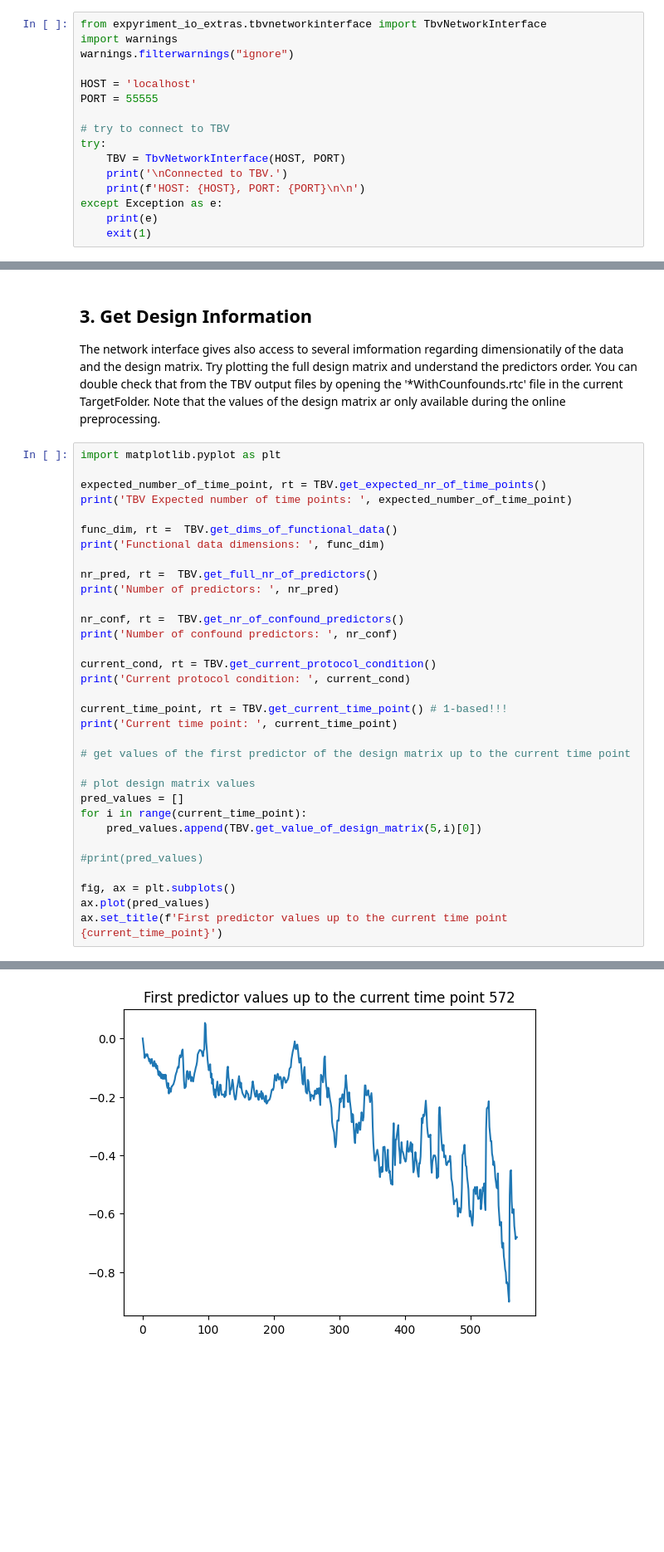
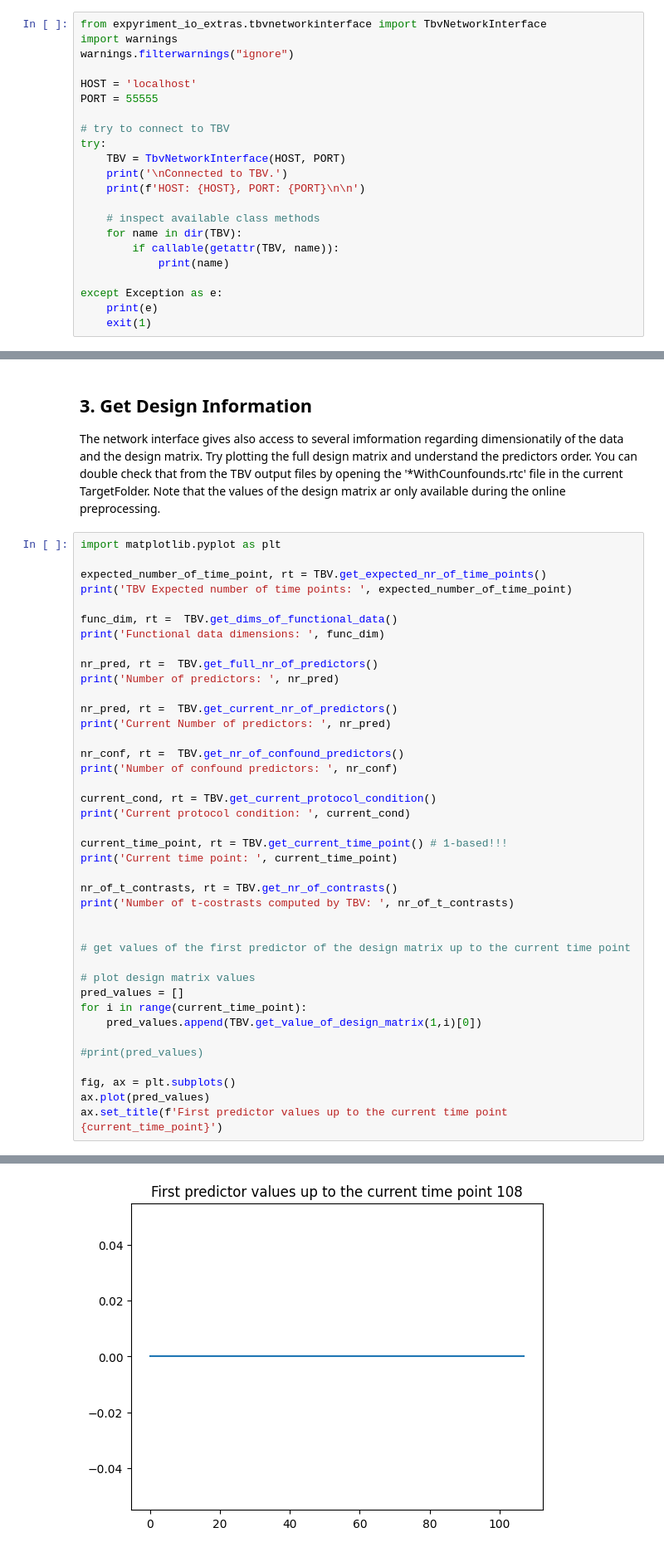
Before and after one commit to BrainInnovation/TBVworkshop-Maastricht2026, a Jupyter notebook: python/1-TBVPythonNetworkInterface-Basics.ipynb, the cells around one changed output, grey strips where cells are left out. Shown at 83% size. Cells and saved outputs as stored; diff of their text form; blank space fills up the shorter version.

```diff
--- a/python/1-TBVPythonNetworkInterface-Basics.ipynb
+++ b/python/1-TBVPythonNetworkInterface-Basics.ipynb
@@ -21,6 +21,12 @@ try:
     TBV = TbvNetworkInterface(HOST, PORT)
     print('\nConnected to TBV.')
     print(f'HOST: {HOST}, PORT: {PORT}\n\n')
+
+    # inspect available class methods
+    for name in dir(TBV):
+        if callable(getattr(TBV, name)):
+            print(name)
+
 except Exception as e:
     print(e)
     exit(1)
@@ -68,6 +87,9 @@ print('Functional data dimensions: ', func_dim)
 nr_pred, rt =  TBV.get_full_nr_of_predictors()
 print('Number of predictors: ', nr_pred)
 
+nr_pred, rt =  TBV.get_current_nr_of_predictors()
+print('Current Number of predictors: ', nr_pred)
+
 nr_conf, rt =  TBV.get_nr_of_confound_predictors()
 print('Number of confound predictors: ', nr_conf)
 
@@ -77,12 +99,16 @@ print('Current protocol condition: ', current_cond)
 current_time_point, rt = TBV.get_current_time_point() # 1-based!!!
 print('Current time point: ', current_time_point)
 
+nr_of_t_contrasts, rt = TBV.get_nr_of_contrasts()
+print('Number of t-costrasts computed by TBV: ', nr_of_t_contrasts)
+
+
 # get values of the first predictor of the design matrix up to the current time point
 
 # plot design matrix values
 pred_values = []
 for i in range(current_time_point):
-    pred_values.append(TBV.get_value_of_design_matrix(5,i)[0])
+    pred_values.append(TBV.get_value_of_design_matrix(1,i)[0])
 
 #print(pred_values)
 
@@ -100,4 +128,4 @@ Text(0.5, 1.0, 'First predictor values up to the current time point 572')
-[figure, old version]
+[figure, new version]
 # %% [markdown]
 ## 4. Read ROI Data
 
```
Also changed, not shown: parts of 4 cells of this notebook, 1 other file.
